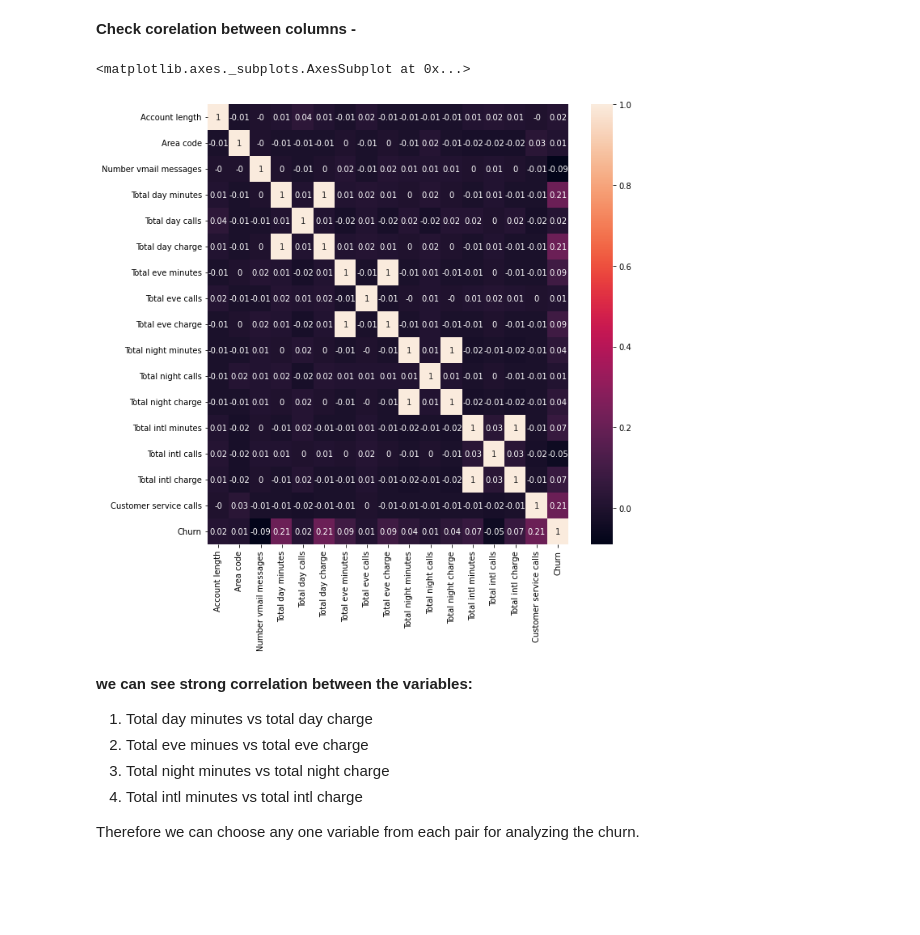
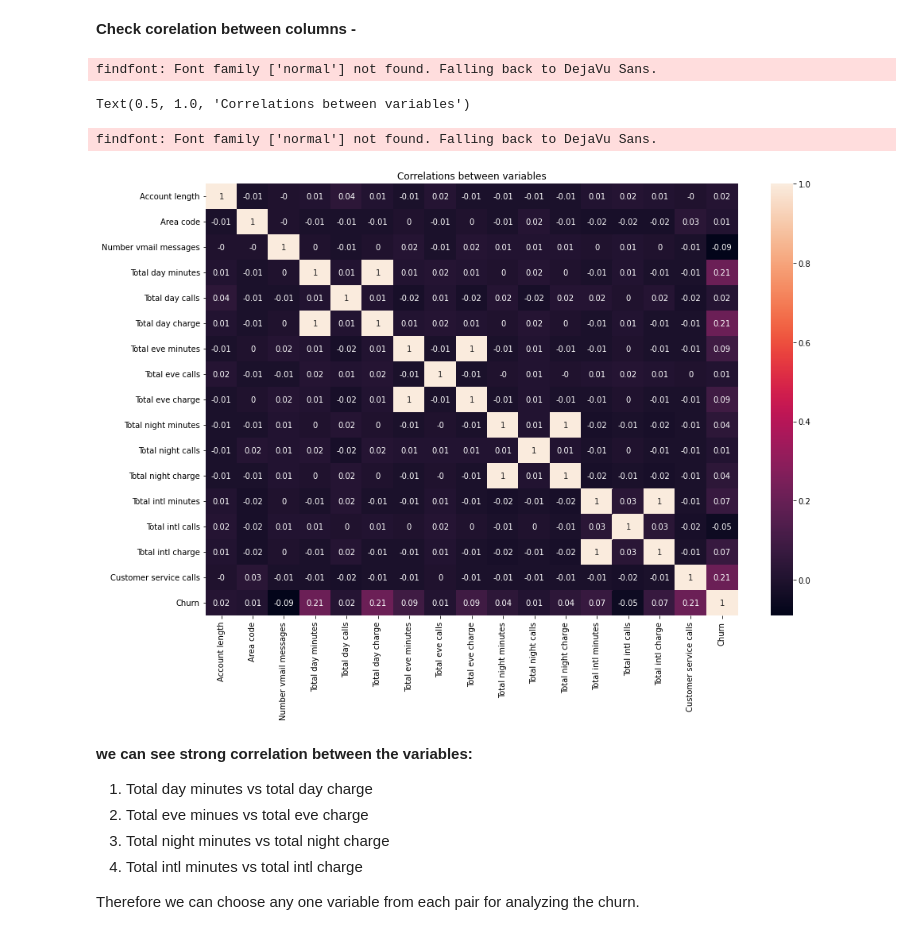
Before and after one commit to arunav93/Capstone-Project-Telecom-Churn-Analysis, a Jupyter notebook: Copy_of_Telecom_Churn_Analysis_New_Capstone_Project.ipynb, the cells around one changed output. Saved outputs shown, nothing was run; the diff lists cells and outputs as text; code cells hidden in the pictures; blank space fills up the shorter version.

```diff
--- a/Copy_of_Telecom_Churn_Analysis_New_Capstone_Project.ipynb
+++ b/Copy_of_Telecom_Churn_Analysis_New_Capstone_Project.ipynb
@@ -20,6 +17,9 @@ import matplotlib.pyplot as plt
 import seaborn as sns
 
 %matplotlib inline
+font = {'family' : 'normal',
+        'size'   : 16}
+plt.rc('font', **font)
 # %%
 # Mount your drive and read the csv file. Make sure you are using the correct file path
 from google.colab import drive
@@ -170,11 +140,14 @@ pd.DataFrame(unique_column_values.values()).sort_values('frquency')
 **Check corelation between columns -**
 # %%
 corr=df.corr().round(2)
-plt.figure(figsize=(10,10))
+plt.figure(figsize=(15,10))
 sns.heatmap(corr, annot = True)
+plt.title('Correlations between variables')
 # %% [output]
-<matplotlib.axes._subplots.AxesSubplot at 0x...>
+findfont: Font family ['normal'] not found. Falling back to DejaVu Sans.
+Text(0.5, 1.0, 'Correlations between variables')
+findfont: Font family ['normal'] not found. Falling back to DejaVu Sans.
-[figure, old version]
+[figure, new version]
 # %% [markdown]
 **we can see strong correlation between the variables:**
 
```
Also changed, not shown: parts of 47 cells of this notebook.
